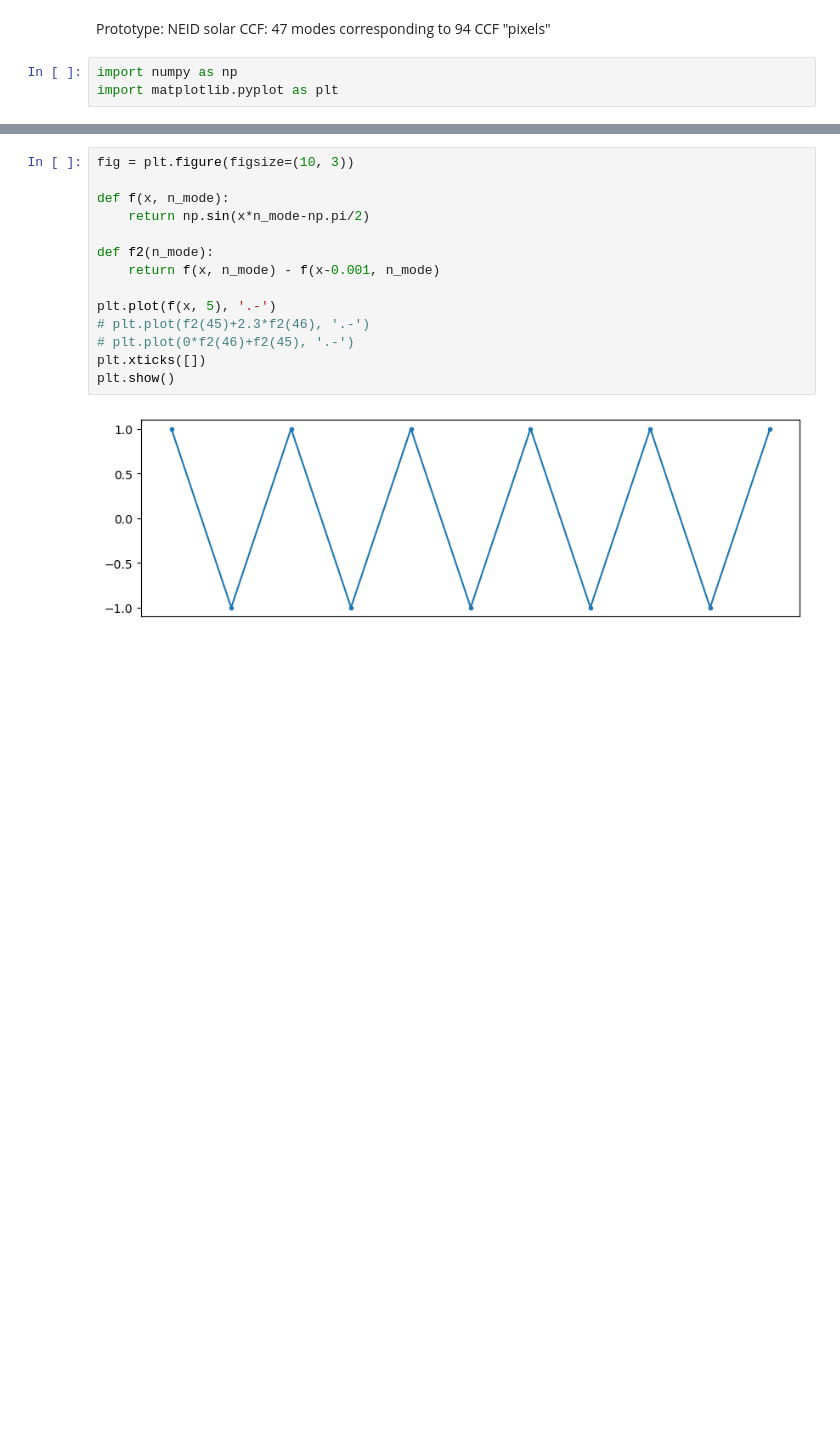
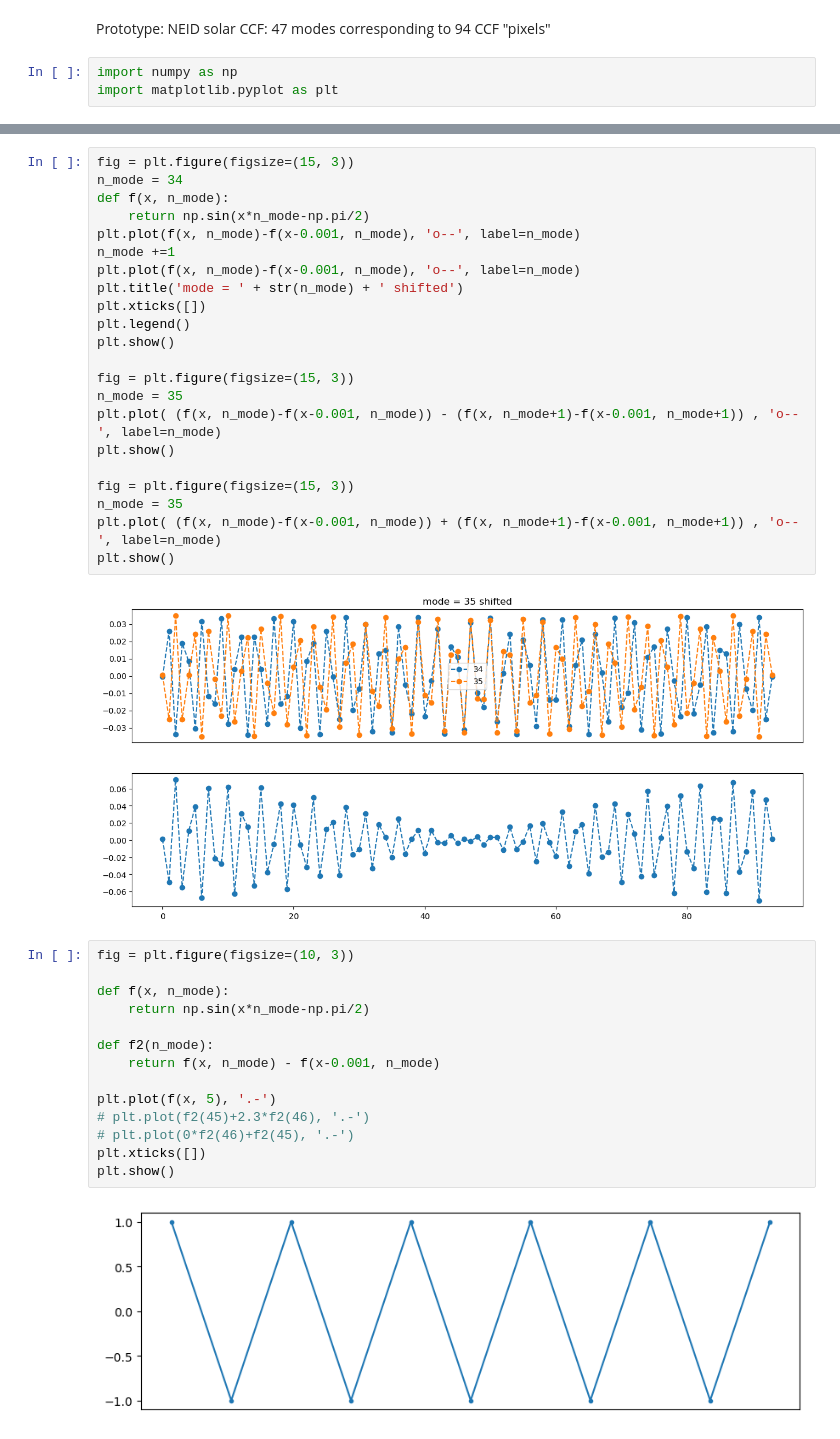
Before and after one commit to jinglinzhao/NEID_solar, a Jupyter notebook: Fourier modes shifts.ipynb, the cells around one changed output, grey strips where cells are left out. Drawn from its saved outputs; the diff is of its cells as text; blank space fills up the shorter version.

```diff
--- a/Fourier modes shifts.ipynb
+++ b/Fourier modes shifts.ipynb
@@ -45,3 +65,28 @@ for i in range(94):
+# %%
+fig = plt.figure(figsize=(15, 3))
+n_mode = 34
+def f(x, n_mode):
+    return np.sin(x*n_mode-np.pi/2)
+plt.plot(f(x, n_mode)-f(x-0.001, n_mode), 'o--', label=n_mode)
+n_mode +=1
+plt.plot(f(x, n_mode)-f(x-0.001, n_mode), 'o--', label=n_mode)
+plt.title('mode = ' + str(n_mode) + ' shifted')
+plt.xticks([])
+plt.legend()
+plt.show()
+
+fig = plt.figure(figsize=(15, 3))
+n_mode = 35
+plt.plot( (f(x, n_mode)-f(x-0.001, n_mode)) - (f(x, n_mode+1)-f(x-0.001, n_mode+1)) , 'o--', label=n_mode)
+plt.show()
+
+fig = plt.figure(figsize=(15, 3))
+n_mode = 35
+plt.plot( (f(x, n_mode)-f(x-0.001, n_mode)) + (f(x, n_mode+1)-f(x-0.001, n_mode+1)) , 'o--', label=n_mode)
+plt.show()
+# %% [output]
+[figure, added]
+[figure, added]
 # %%
 fig = plt.figure(figsize=(10, 3))
 
```
Also changed, not shown: parts of 3 cells of this notebook, 13 other files.
